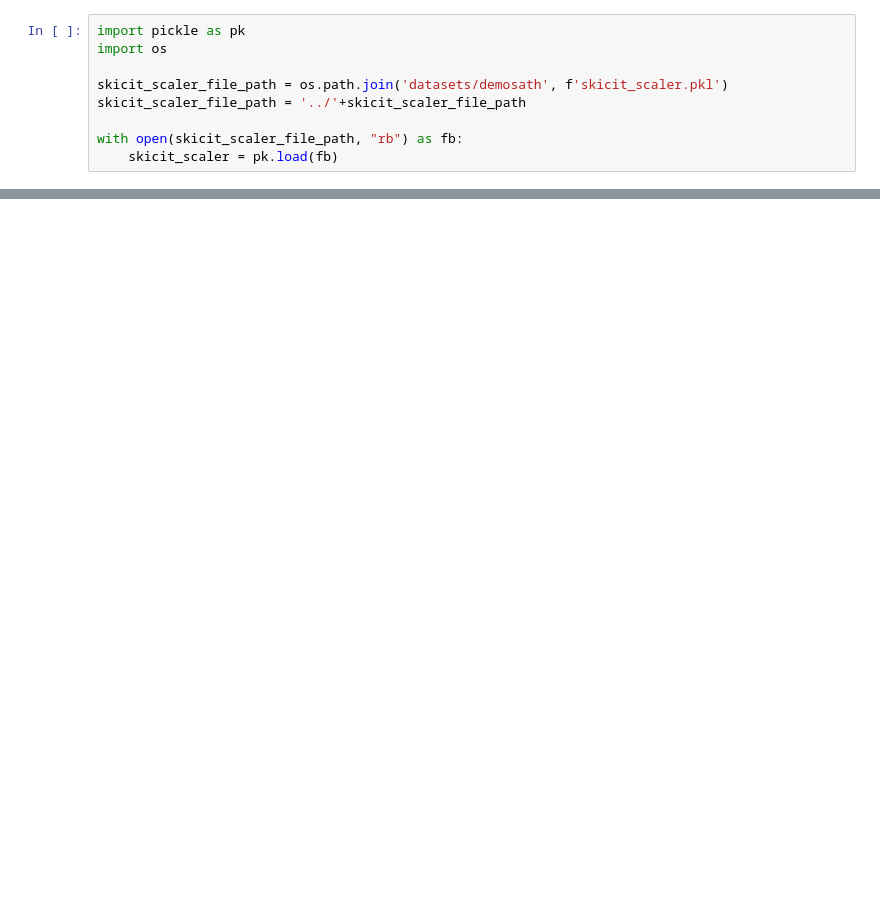
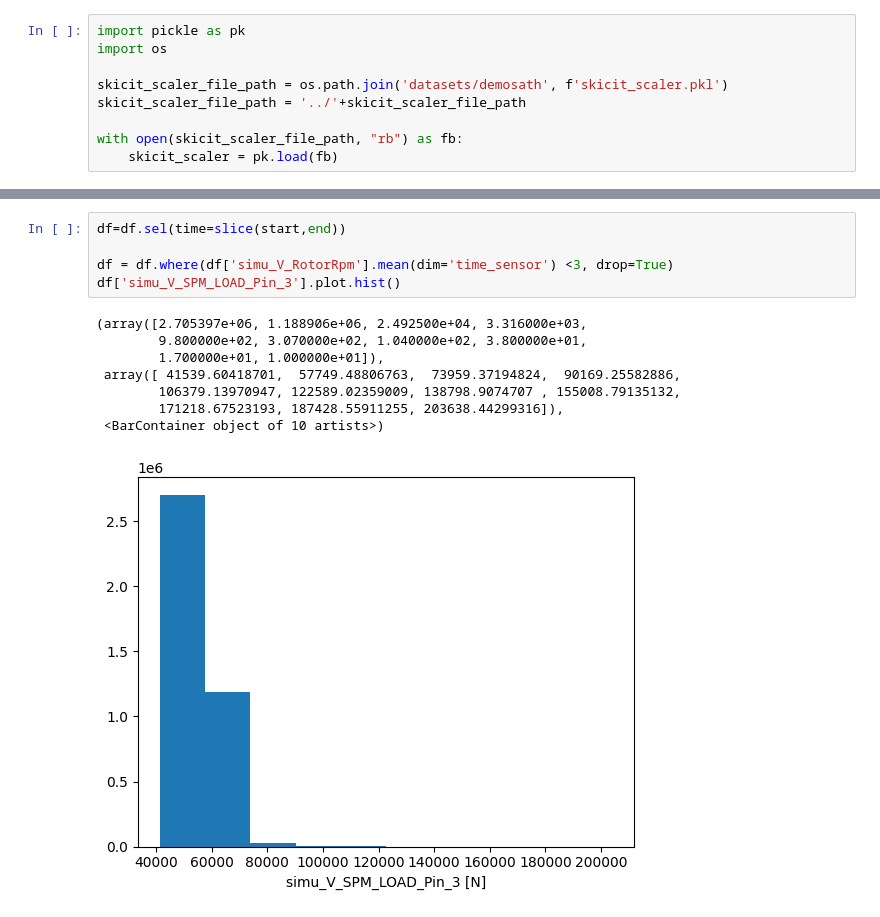
Before and after one commit to rribault-fem/MTSCI, a Jupyter notebook: imgs/plot_results.ipynb, the cells around one changed output, grey strips where cells are left out. Cells and saved outputs as stored; diff of their text form; blank space fills up the shorter version.

```diff
--- a/imgs/plot_results.ipynb
+++ b/imgs/plot_results.ipynb
@@ -56,0 +85,14 @@ plt.show()
+# %%
+df=df.sel(time=slice(start,end))
+
+df = df.where(df['simu_V_RotorRpm'].mean(dim='time_sensor') <3, drop=True)
+df['simu_V_SPM_LOAD_Pin_3'].plot.hist()
+# %% [output]
+(array([2.705397e+06, 1.188906e+06, 2.492500e+04, 3.316000e+03,
+        9.800000e+02, 3.070000e+02, 1.040000e+02, 3.800000e+01,
+        1.700000e+01, 1.000000e+01]),
+ array([ 41539.60418701,  57749.48806763,  73959.37194824,  90169.25582886,
+        106379.13970947, 122589.02359009, 138798.9074707 , 155008.79135132,
+        171218.67523193, 187428.55911255, 203638.44299316]),
+ <BarContainer object of 10 artists>)
+[figure, added]
```
Also changed, not shown: parts of 6 cells of this notebook, 9 other files.
